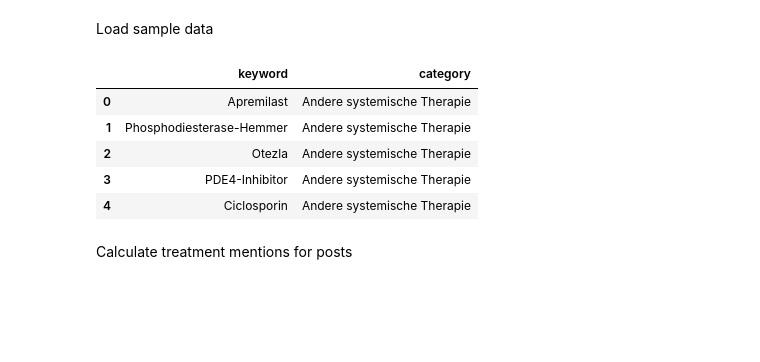
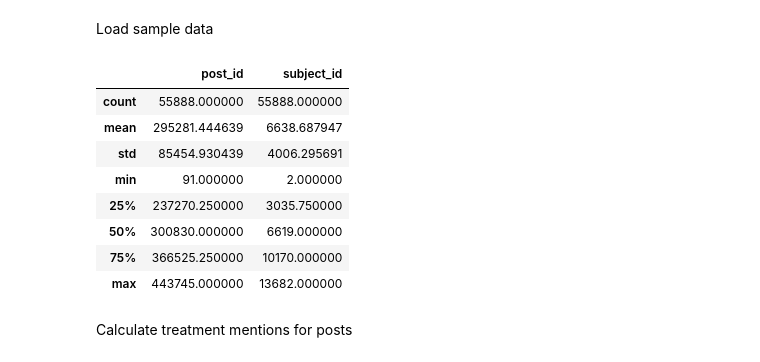
Before and after one commit to tHollarek/feasability_psoriasis, a Jupyter notebook: main.ipynb, the cells around one changed output. Drawn from its saved outputs; the diff is of its cells as text; code cells hidden in the pictures; blank space fills up the shorter version.

```diff
--- a/main.ipynb
+++ b/main.ipynb
@@ -7,17 +7,20 @@ Load sample data
 # %%
 posts = pd.read_parquet('coding_task_ds_2021-09/psoriasis_all_posts.parquet')
 treatments = pd.read_excel('coding_task_ds_2021-09/keywords_psoriasis_therapies.xlsx')
 # posts.head()
-# posts.describe()
-treatments.head()
+posts.describe()
+# treatments.head()
 # treatments.describe()
 # %% [output]
-|  | keyword | category |
-| 0 | Apremilast | Andere systemische Therapie |
-| 1 | Phosphodiesterase-Hemmer | Andere systemische Therapie |
-| 2 | Otezla | Andere systemische Therapie |
-| 3 | PDE4-Inhibitor | Andere systemische Therapie |
-| 4 | Ciclosporin | Andere systemische Therapie |
+|  | post_id | subject_id |
+| count | 55888.000000 | 55888.000000 |
+| mean | 295281.444639 | 6638.687947 |
+| std | 85454.930439 | 4006.295691 |
+| min | 91.000000 | 2.000000 |
+| 25% | 237270.250000 | 3035.750000 |
+| 50% | 300830.000000 | 6619.000000 |
+| 75% | 366525.250000 | 10170.000000 |
+| max | 443745.000000 | 13682.000000 |
 # %% [markdown]
 Calculate treatment mentions for posts
 # %%
```
Also changed, not shown: parts of 3 cells of this notebook.
